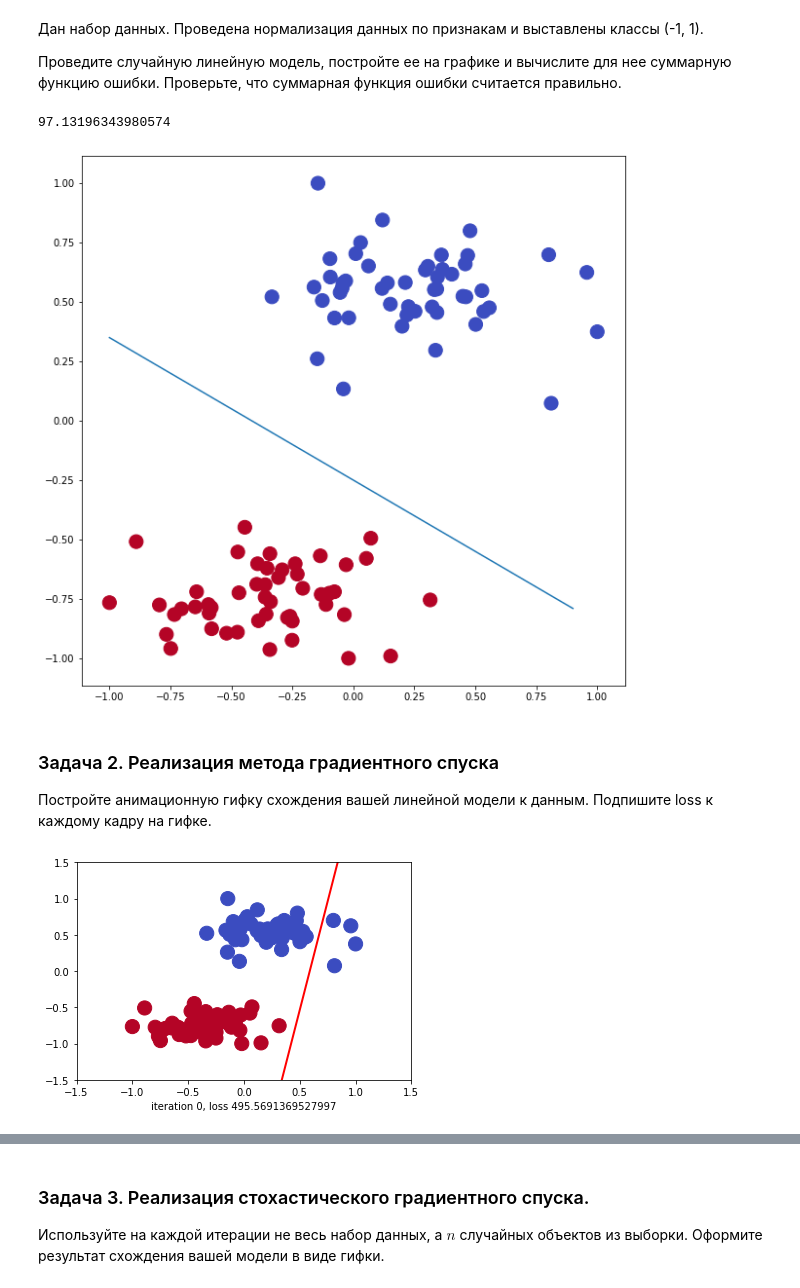
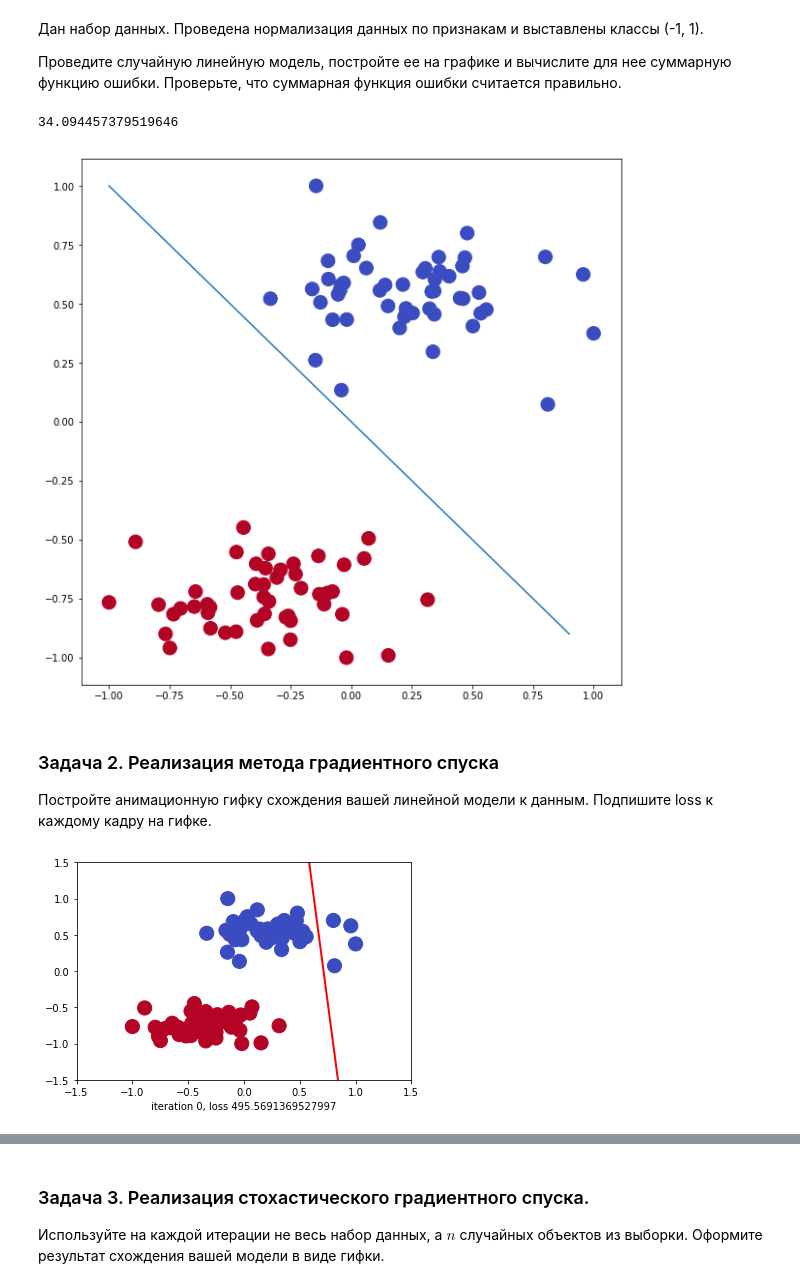
Before and after one commit to sergus00/ML_tasks, a Jupyter notebook: lab_linear_classification.ipynb, the cells around one changed output, grey strips where cells are left out. Saved outputs shown, nothing was run; the diff lists cells and outputs as text; code cells hidden in the pictures.

```diff
--- a/lab_linear_classification.ipynb
+++ b/lab_linear_classification.ipynb
@@ -40,15 +41,29 @@ def loss(c_w0, c_w1, c_w2, x, y):
     error = 0
     for i in range(x.shape[0]):
         M = (c_w1 * x[i][0] + c_w2 * x[i][1] + c_w0) * y[i]
-        #error += np.exp(-M)#Не рисует с ней
-        error += np.log(1 + np.exp(-M))
+        #error += np.exp(-M)
+        error += log1p(np.exp(-M))
     return error
 
 def grad_loss(c_w0, c_w1, c_w2, x, y):
-    h = .001
-    g0 = (loss(c_w0 + h, c_w1, c_w2, x, y) - loss(c_w0 - h, c_w1, c_w2, x, y)) / h * 2
-    g1 = (loss(c_w0, c_w1 + h, c_w2, x, y) - loss(c_w0, c_w1 - h, c_w2, x, y)) / h * 2
-    return g0, g1
+    #Универсальный вариант
+    h = 0.001
+    l = loss(c_w0, c_w1, c_w2, x, y)
+    #g0 = (loss(c_w0 + h, c_w1, c_w2, x, y) - l) / h
+    #g1 = (loss(c_w0, c_w1 + h, c_w2, x, y) - l) / h
+    #g2 = (loss(c_w0, c_w1, c_w2 + h, x, y) - l) / h
+
+    #exp
+    g0 = sum(-y * np.exp(-y * (c_w0 + c_w1 * x[:, 0] + c_w2 * x[:, 1])))
+    g1 = sum(-y * x[:, 0] * np.exp(-y * (c_w0 + c_w1 * x[:, 0] + c_w2 * x[:, 1])))
+    g2 = sum(-y * x[:, 1] * np.exp(-y * (c_w0 + c_w1 * x[:, 0] + c_w2 * x[:, 1])))
+
+    #log
+    g0 = sum(-y * (1 / (c_w0 + c_w1 * x[:, 0] + c_w2 * x[:, 1])))
+    g1 = sum(-y * x[:, 0] * (1 / (-y * (c_w0 + c_w1 * x[:, 0] + c_w2 * x[:, 1]))))
+    g2 = sum(-y * x[:, 1] * (1 / (-y * (c_w0 + c_w1 * x[:, 0] + c_w2 * x[:, 1]))))
+
+    return (g0, g1, g2)
 # %% [markdown]
 Дан набор данных.
 Проведена нормализация данных по признакам и выставлены классы (-1, 1).
@@ -58,23 +73,24 @@ def grad_loss(c_w0, c_w1, c_w2, x, y):
 # %%
 X, Y = make_blobs(n_samples=100, n_features=2, centers=2 ,cluster_std=1, random_state=17, center_box=(-10, 10))
 cmap = plt.cm.coolwarm
 plt.figure(figsize=(10,10))
 X[:,0] = 2 * (X[:,0] - X[:,0].min()) / (X[:,0].max() - X[:,0].min()) - 1
 X[:,1] = 2 * (X[:,1] - X[:,1].min()) / (X[:,1].max() - X[:,1].min()) - 1
 plt.scatter(X[:,0], X[:,1], s = 200, c = Y, cmap=cmap)
 
-b = -0.25
-k = -0.6
+b = 0
+k = -1
 x = np.arange(-1, 1, 0.1)
-y = k * x + b
+kys = -1
+y = -(k * x + b) / kys
 plt.plot(x, y)
 
 Y[Y == 0] = -1
-#Y *= -1
-print(loss(b, k, 1, X, Y))
+#Y*=-1
+print(loss(b, k, kys, X, Y))
 # %% [output]
-97.13196343980574
+34.094457379519646
-[figure, old version]
+[figure, new version]
 # %% [markdown]
 ### Задача 2. Реализация метода градиентного спуска
 Постройте анимационную гифку схождения вашей линейной модели к данным. Подпишите loss к каждому кадру на гифке.
@@ -85,8 +101,15 @@ from matplotlib import animation, rc
 
 fig, ax = plt.subplots()
 
+#Для экспоненциальной и логистической loss
+#k = 1
+#b = 2
+
+#Для логистической loss
 k = 10
 b = -5
+
+w2 = 1
 m = 1e-2 # шаг обучения
 
 # Данные
@@ -100,18 +123,21 @@ clf, = ax.plot([X[:,0].min() - .5, X[:,0].max() + .5], [line(X[:,0].min() - .5),
 ax.set_xlim([X[:,0].min() - .5, X[:,0].max() + .5])
 ax.set_ylim([X[:,1].min() - .5, X[:,1].max() + .5])
 
+def update(i):
+    global w, X, Y, m, k, b, w2
 
-def update(i):
-    global w, X, Y, m, k, b
-    label = 'iteration {0}, loss {1}'.format(i, loss(b, k, 1, X, Y))
+    label = 'iteration {0}, loss {1}'.format(i, loss(b, k, w2, X, Y))
     # Градиент в примере задан постоянными величинами
     # На деле после каждой итерации необходимо пересчитывать градиент и изменять веса модели.
-    div_w0, div_w1 = grad_loss(b, k, 1, X, Y)
+    div_w0, div_w1, div_w2 = grad_loss(b, k, w2, X, Y)
 
-    k -= m * div_w1
-    b -= m * div_w0
+    b  -= m * div_w0
+    k  -= m * div_w1
+    w2 -= m * div_w2
 
-    line = lambda c_x : c_x * k + b
+    #line = lambda c_x : (c_x * k + b) / w2
+    line = lambda c_x : -(c_x * k + b) / w2
+
     clf.set_ydata([line(X[:,0].min()), line(X[:,0].max())])
     ax.set_xlabel(label)
     return line, ax
@@ -119,7 +145,7 @@ def update(i):
 anim = FuncAnimation(fig, update, frames=np.arange(0, 300))
 rc('animation', html='html5')
 # %% [output]
-[figure, old version]
+[figure, new version]
 # %%
 anim
 # %% [output]
```
Also changed, not shown: parts of 4 cells of this notebook.
